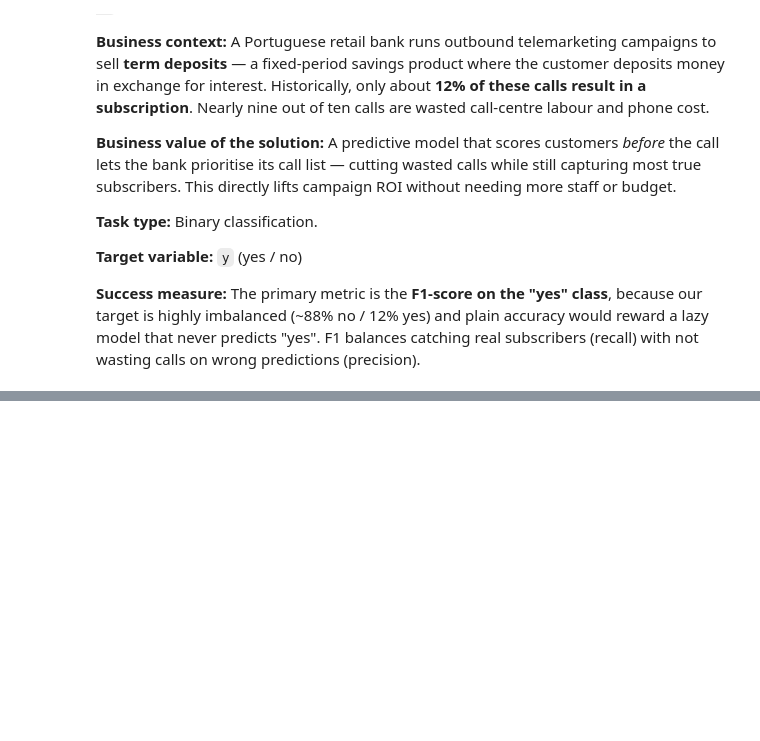
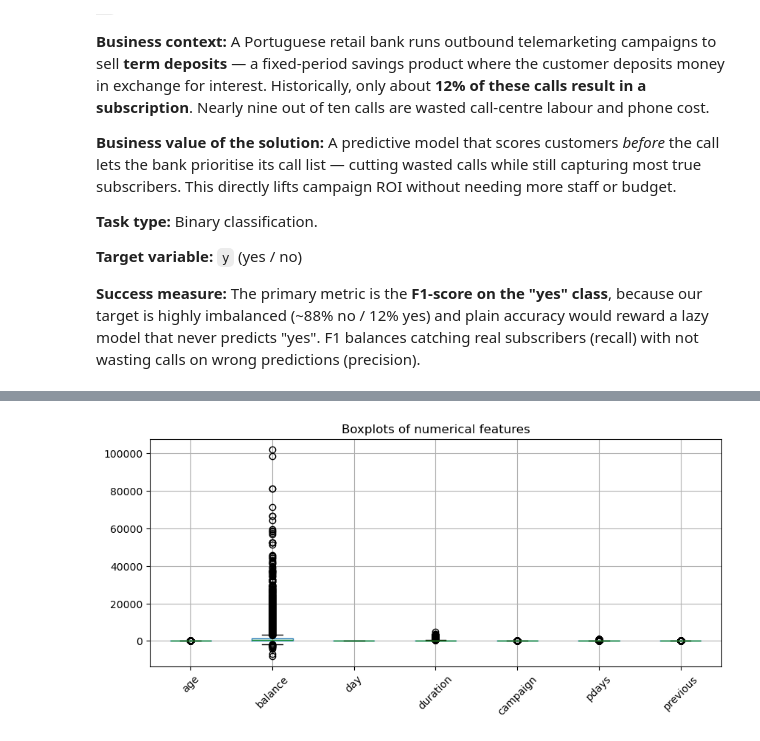
Before and after one commit to gavinlautp/mldp-bank-marketing, a Jupyter notebook: MLDP_Program_Codes.ipynb, the cells around one changed output, grey strips where cells are left out. Saved outputs shown, nothing was run; the diff lists cells and outputs as text; code cells hidden in the pictures; blank space fills up the shorter version.

```diff
--- a/MLDP_Program_Codes.ipynb
+++ b/MLDP_Program_Codes.ipynb
@@ -49,0 +191,7 @@ RANDOM_STATE = 2026
+# %%
+## Boxplots to check spread and outliers of numerical features
+df.boxplot(rot=45, figsize=(10, 4))
+plt.title("Boxplots of numerical features")
+plt.show()
+# %% [output]
+[figure, added]
```
Also changed, not shown: parts of 25 cells of this notebook.
